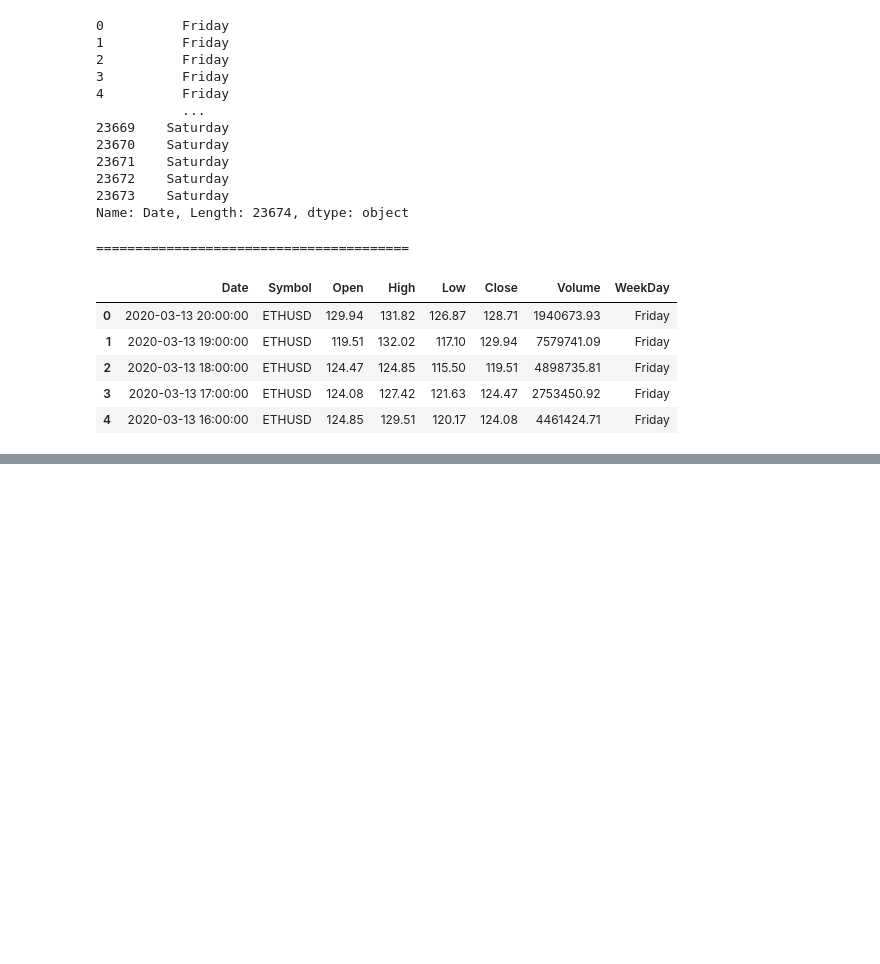
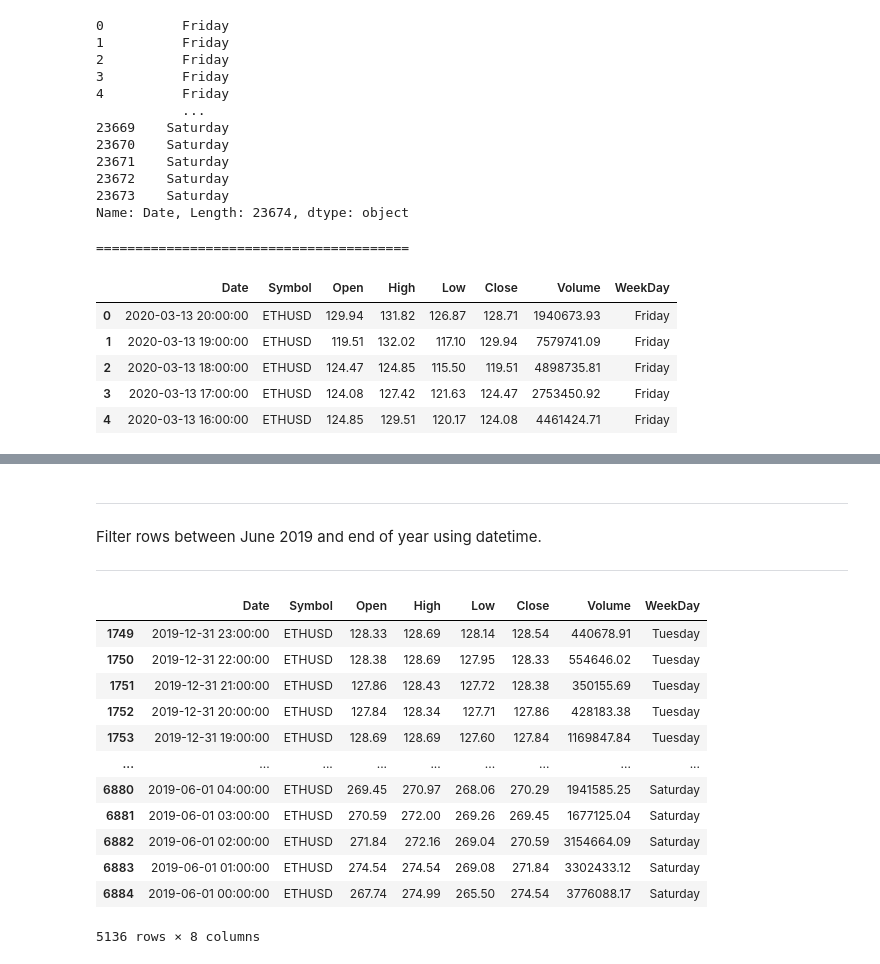
Before and after one commit to thandora/pandas-notes, a Jupyter notebook: pandas_10.ipynb, the cells around one changed output, grey strips where cells are left out. Cells and saved outputs as stored; diff of their text form; code cells hidden in the pictures; blank space fills up the shorter version.

```diff
--- a/pandas_10a.ipynb
+++ b/pandas_10.ipynb
@@ -347,0 +237,25 @@ df2.resample("W").agg(column_map)
+# %% [markdown]
+---
+Filter rows between June 2019 and end of year using datetime.
+
+---
+# %%
+# Using pd.datetime
+# Between june 2019 and end of year
+filt = (df["Date"] >= pd.to_datetime("2019-06")) & (df["Date"] < pd.to_datetime("2020"))
+filtered_df = df.loc[filt]
+display(filtered_df)
+# %% [output]
+|  | Date | Symbol | Open | High | Low | Close | Volume | WeekDay |
+| 1749 | 2019-12-31 23:00:00 | ETHUSD | 128.33 | 128.69 | 128.14 | 128.54 | 440678.91 | Tuesday |
+| 1750 | 2019-12-31 22:00:00 | ETHUSD | 128.38 | 128.69 | 127.95 | 128.33 | 554646.02 | Tuesday |
+| 1751 | 2019-12-31 21:00:00 | ETHUSD | 127.86 | 128.43 | 127.72 | 128.38 | 350155.69 | Tuesday |
+| 1752 | 2019-12-31 20:00:00 | ETHUSD | 127.84 | 128.34 | 127.71 | 127.86 | 428183.38 | Tuesday |
+| 1753 | 2019-12-31 19:00:00 | ETHUSD | 128.69 | 128.69 | 127.60 | 127.84 | 1169847.84 | Tuesday |
+| ... | ... | ... | ... | ... | ... | ... | ... | ... |
+| 6880 | 2019-06-01 04:00:00 | ETHUSD | 269.45 | 270.97 | 268.06 | 270.29 | 1941585.25 | Saturday |
+| 6881 | 2019-06-01 03:00:00 | ETHUSD | 270.59 | 272.00 | 269.26 | 269.45 | 1677125.04 | Saturday |
+| 6882 | 2019-06-01 02:00:00 | ETHUSD | 271.84 | 272.16 | 269.04 | 270.59 | 3154664.09 | Saturday |
+| 6883 | 2019-06-01 01:00:00 | ETHUSD | 274.54 | 274.54 | 269.08 | 271.84 | 3302433.12 | Saturday |
+| 6884 | 2019-06-01 00:00:00 | ETHUSD | 267.74 | 274.99 | 265.50 | 274.54 | 3776088.17 | Saturday |
+5136 rows × 8 columns
```
Also changed, not shown: parts of 46 cells of this notebook.
